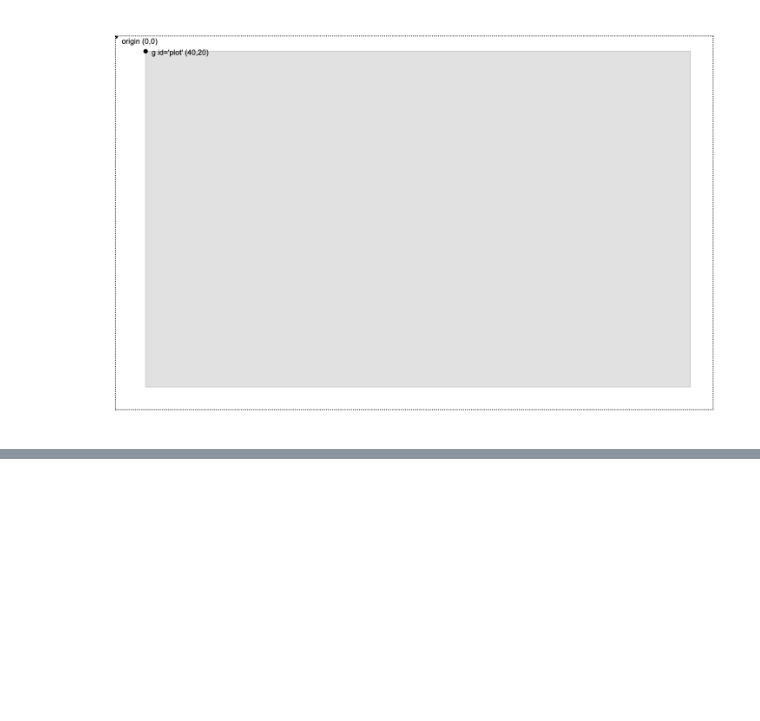
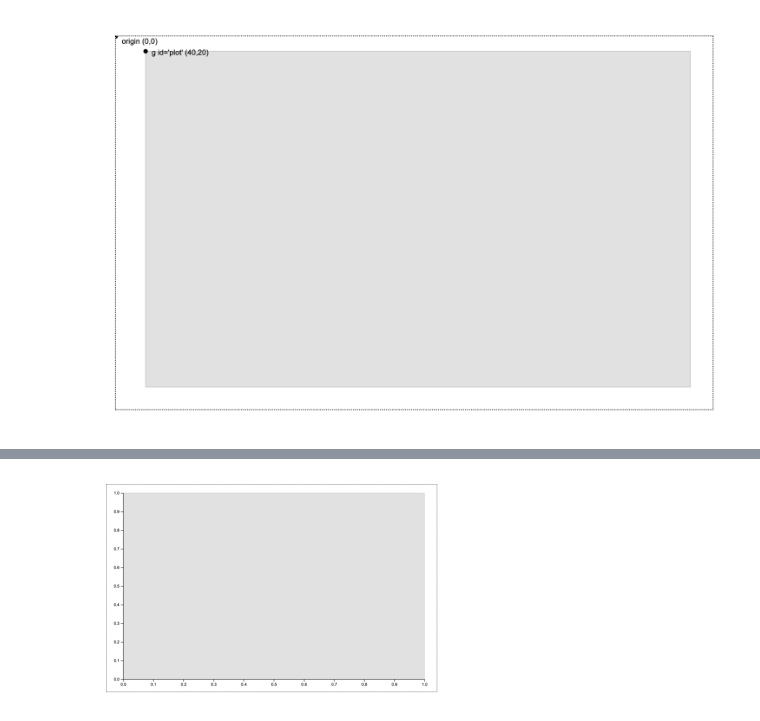
Before and after one commit to matthewdhull/autograde-viz, a Jupyter notebook: notebooks/margin_study.ipynb, the cells around one changed output, grey strips where cells are left out. Cells and saved outputs as stored; diff of their text form; code cells hidden in the pictures; blank space fills up the shorter version.

Commit message:
add scales setup

```diff
--- a/notebooks/margin_study.ipynb
+++ b/notebooks/margin_study.ipynb
@@ -111,0 +145,18 @@ imgplot = plt.imshow(img)
+# %%
+url = 'http://localhost:3000/margin_study_scales.html'
+driver.get(url)
+rendered_width = driver.execute_script("return document.documentElement.scrollWidth")
+rendered_height = driver.execute_script("return document.documentElement.scrollHeight")
+svg = driver.find_element_by_id("container")
+driver.set_window_size(svg.size['width']+10,svg.size['height']+20)
+svg_coords = svg.location_once_scrolled_into_view
+driver.execute_script('window.scrollTo({}, {});'.format(svg_coords['x'], svg_coords['y']))
+driver.save_screenshot("img/scales.png")
+driver.set_window_size(rendered_width, rendered_height)
+img = mpimg.imread('img/scales.png')
+fig, ax = plt.subplots()
+plt.rcParams['figure.dpi'] = 300
+ax.set_axis_off()
+imgplot = plt.imshow(img)
+# %% [output]
+[figure, added]
```
Also changed, not shown: parts of 6 cells of this notebook, 3 other files.
